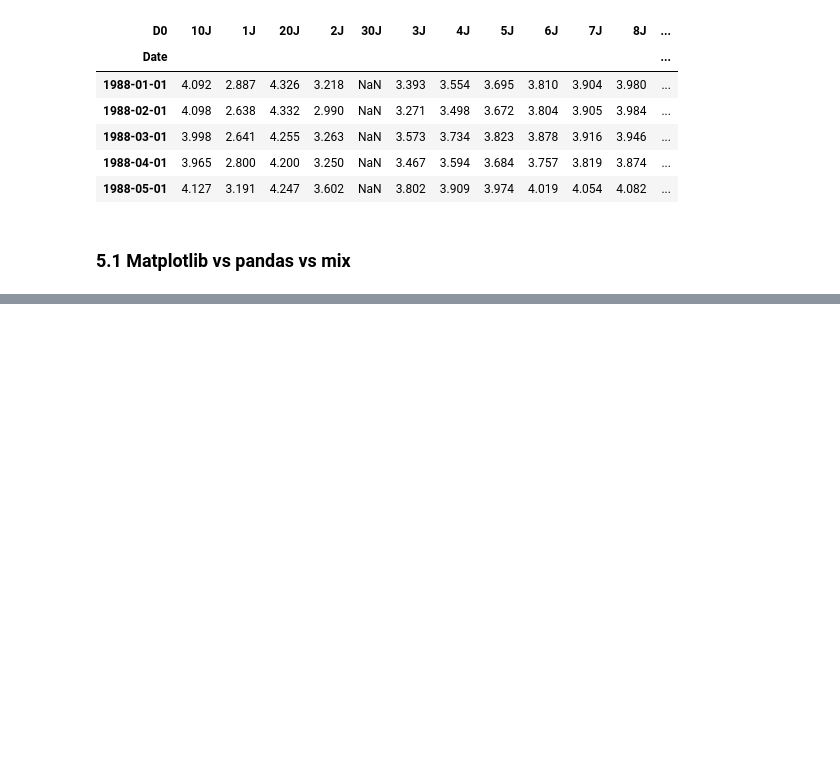
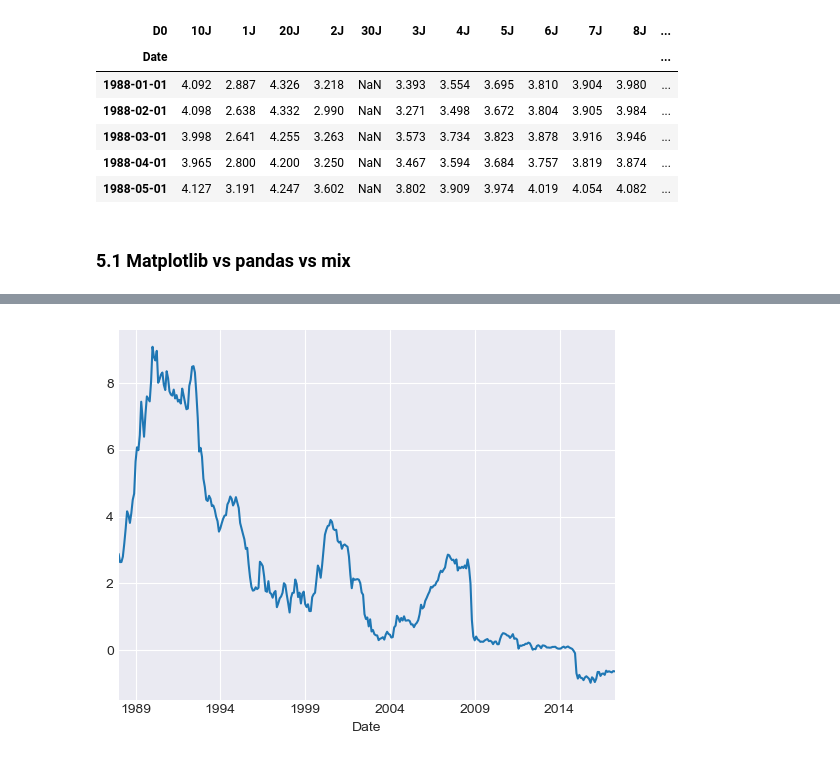
Before and after one commit to mikjf/data_visualization, a Jupyter notebook: data_visualization_recap.ipynb, the cells around one changed output, grey strips where cells are left out. Saved outputs shown, nothing was run; the diff lists cells and outputs as text; code cells hidden in the pictures; blank space fills up the shorter version.

```diff
--- a/data_visualization_recap.ipynb
+++ b/data_visualization_recap.ipynb
@@ -237,0 +249,7 @@ df_wide.head()
+# %%
+# mix (matplotlib and pandas)
+# pandas and most seaborn accept MPL objects as arguments
+fig, ax = plt.subplots()
+df_wide['1J'].plot(ax=ax);
+# %% [output]
+[figure, added]
```
Also changed, not shown: parts of 12 cells of this notebook, 1 other file.
